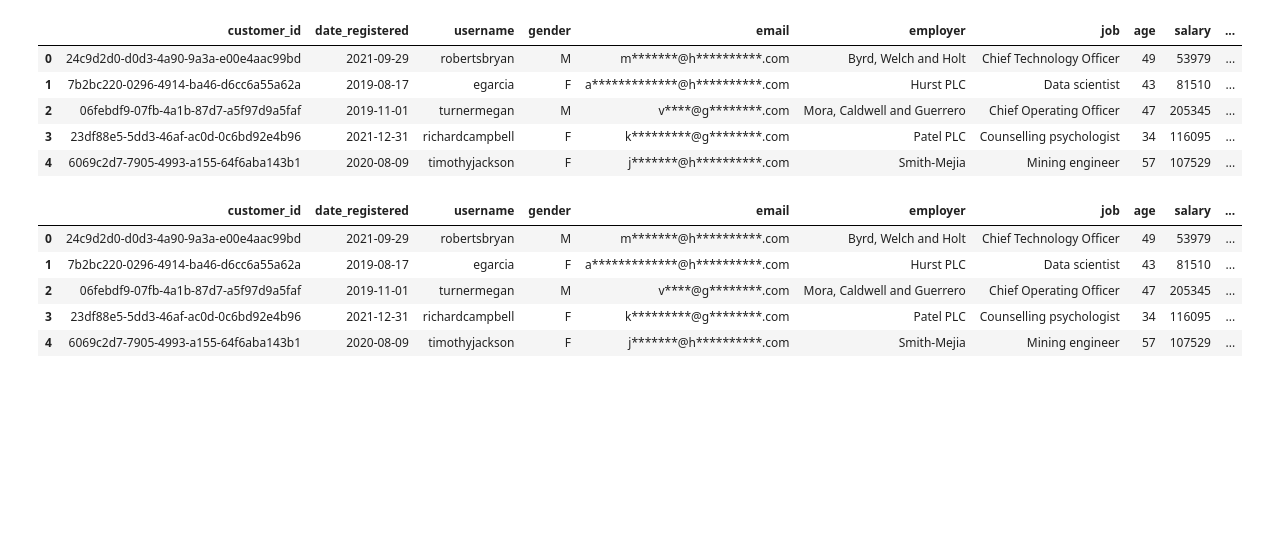
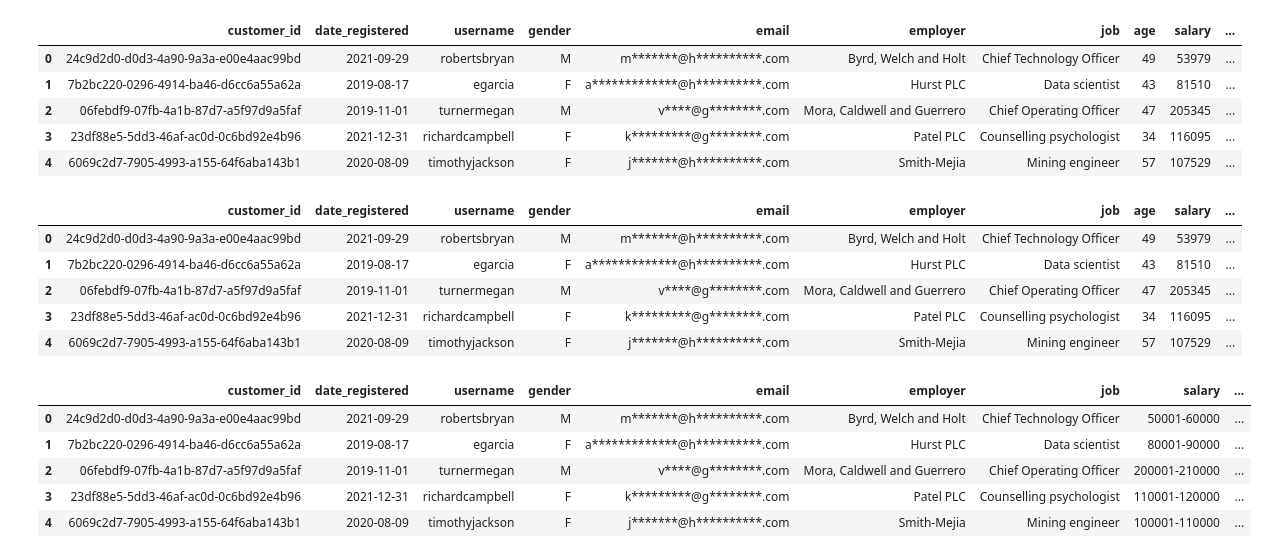
Before and after one commit to Srinidhi16/Forage-Projects, a Jupyter notebook: Commonwealth_Bank.ipynb, the cells around one changed output. Saved outputs shown, nothing was run; the diff lists cells and outputs as text; code cells hidden in the pictures; blank space fills up the shorter version.

```diff
--- a/Commonwealth_Bank.ipynb
+++ b/Commonwealth_Bank.ipynb
@@ -123,3 +123,24 @@ df.head()
 # %%
 #Remove age column after deriving age_range
 df = df.drop(columns = ['age'])
+# %%
+def salary_range(sal,step=10000):
+  if pd.isna(sal):
+    return sal
+
+  sal = int(sal)
+  lower = (sal // step) * step + 1
+  upper = lower + step -1
+
+  return f"{lower}-{upper}"
+# %%
+df['salary'] = df['salary'].apply(salary_range)
+# %%
+df.head()
+# %% [output]
+|  | customer_id | date_registered | username | gender | email | employer | job | salary | ... |
+| 0 | 24c9d2d0-d0d3-4a90-9a3a-e00e4aac99bd | 2021-09-29 | robertsbryan | M | m*******@h**********.com | Byrd, Welch and Holt | Chief Technology Officer | 50001-60000 | ... |
+| 1 | 7b2bc220-0296-4914-ba46-d6cc6a55a62a | 2019-08-17 | egarcia | F | a*************@h**********.com | Hurst PLC | Data scientist | 80001-90000 | ... |
+| 2 | 06febdf9-07fb-4a1b-87d7-a5f97d9a5faf | 2019-11-01 | turnermegan | M | v****@g********.com | Mora, Caldwell and Guerrero | Chief Operating Officer | 200001-210000 | ... |
+| 3 | 23df88e5-5dd3-46af-ac0d-0c6bd92e4b96 | 2021-12-31 | richardcampbell | F | k*********@g********.com | Patel PLC | Counselling psychologist | 110001-120000 | ... |
+| 4 | 6069c2d7-7905-4993-a155-64f6aba143b1 | 2020-08-09 | timothyjackson | F | j*******@h**********.com | Smith-Mejia | Mining engineer | 100001-110000 | ... |
```
Also changed, not shown: parts of 2 cells of this notebook.
